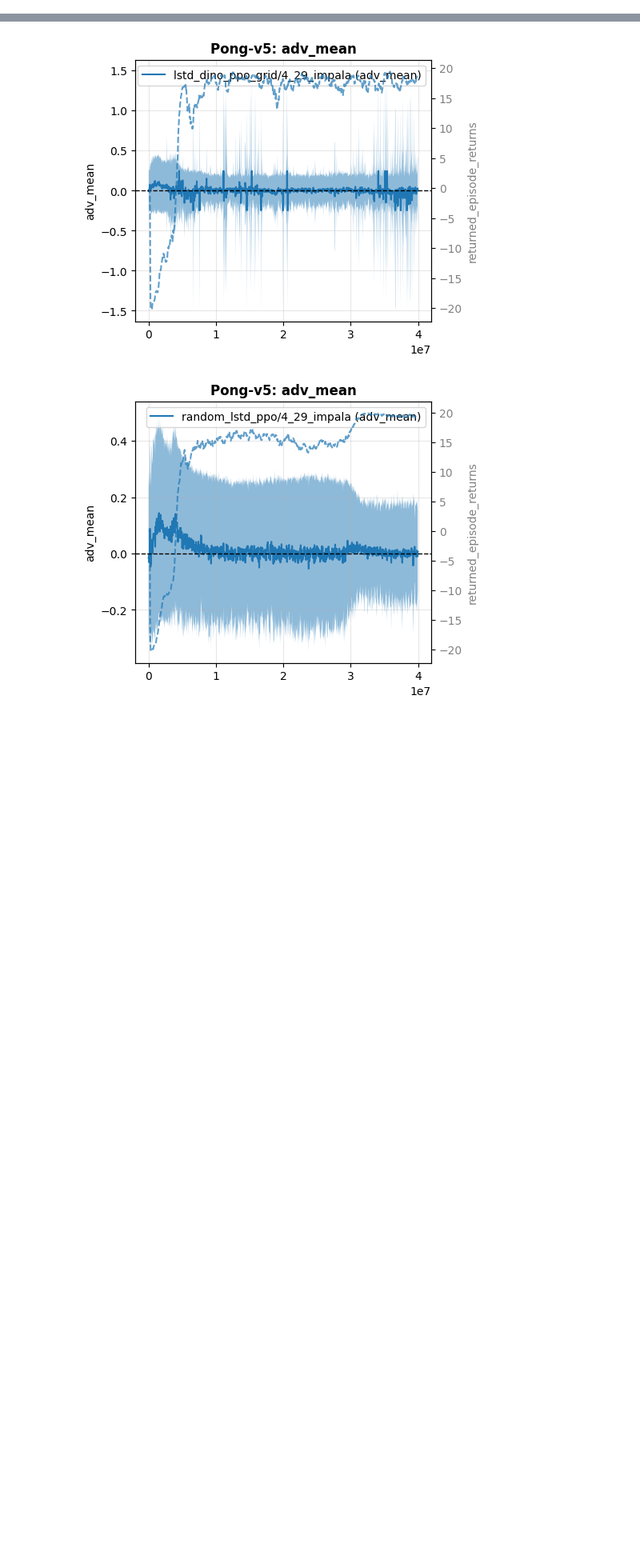
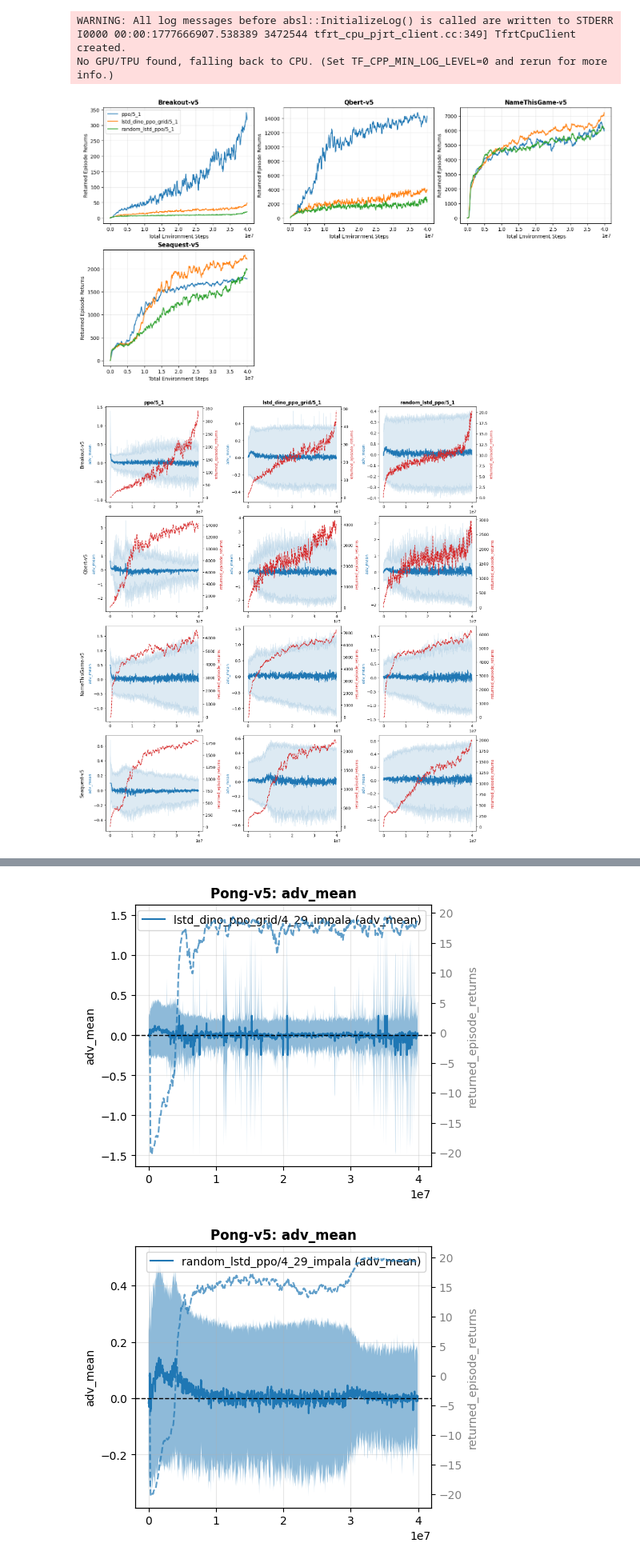
Before and after one commit to dillonmsandhu/td-avar-explore, a Jupyter notebook: atari/notebooks/results.ipynb, the cells around one changed output, grey strips where cells are left out. Shown at 80% size. Saved outputs shown, nothing was run; the diff lists cells and outputs as text; code cells hidden in the pictures; blank space fills up the shorter version.

```diff
--- a/atari/notebooks/results.ipynb
+++ b/atari/notebooks/results.ipynb
@@ -189,3 +189,21 @@ def plot_mean_and_std(envs, experiments, mean_key, std_key, twin_key=None, n_see
                 ax.text(0.5, 0.5, f"Error: {e}", transform=ax.transAxes, ha='center')
 
     plt.show()
+# %%
+envs_to_plot = ["Breakout-v5", "Qbert-v5", "NameThisGame-v5", "Seaquest-v5"]
+exps = [
+    {'label': 'ppo/5_1'},
+    # {'label': 'lstd_dino_ppo/4_30_impala'},
+    {'label': 'lstd_dino_ppo_grid/5_1'},
+    {'label': 'random_lstd_ppo/5_1'}
+
+]
+plot_current_results(envs_to_plot, exps, n_seeds=1)
+plot_mean_and_std(envs_to_plot, exps, n_seeds=1, mean_key='adv_mean', std_key = 'adv_std',twin_key='returned_episode_returns')
+plot_mean_and_std(envs_to_plot, exps, n_seeds=1, mean_key='v_pred', std_key = 'v_std',twin_key='returned_episode_returns')
+# %% [output]
+WARNING: All log messages before absl::InitializeLog() is called are written to STDERR
+I0000 00:00:1777666907.538389 3472544 tfrt_cpu_pjrt_client.cc:349] TfrtCpuClient created.
+No GPU/TPU found, falling back to CPU. (Set TF_CPP_MIN_LOG_LEVEL=0 and rerun for more info.)
+[figure, added]
+[figure, added]
```
Also changed, not shown: parts of 2 cells of this notebook.
